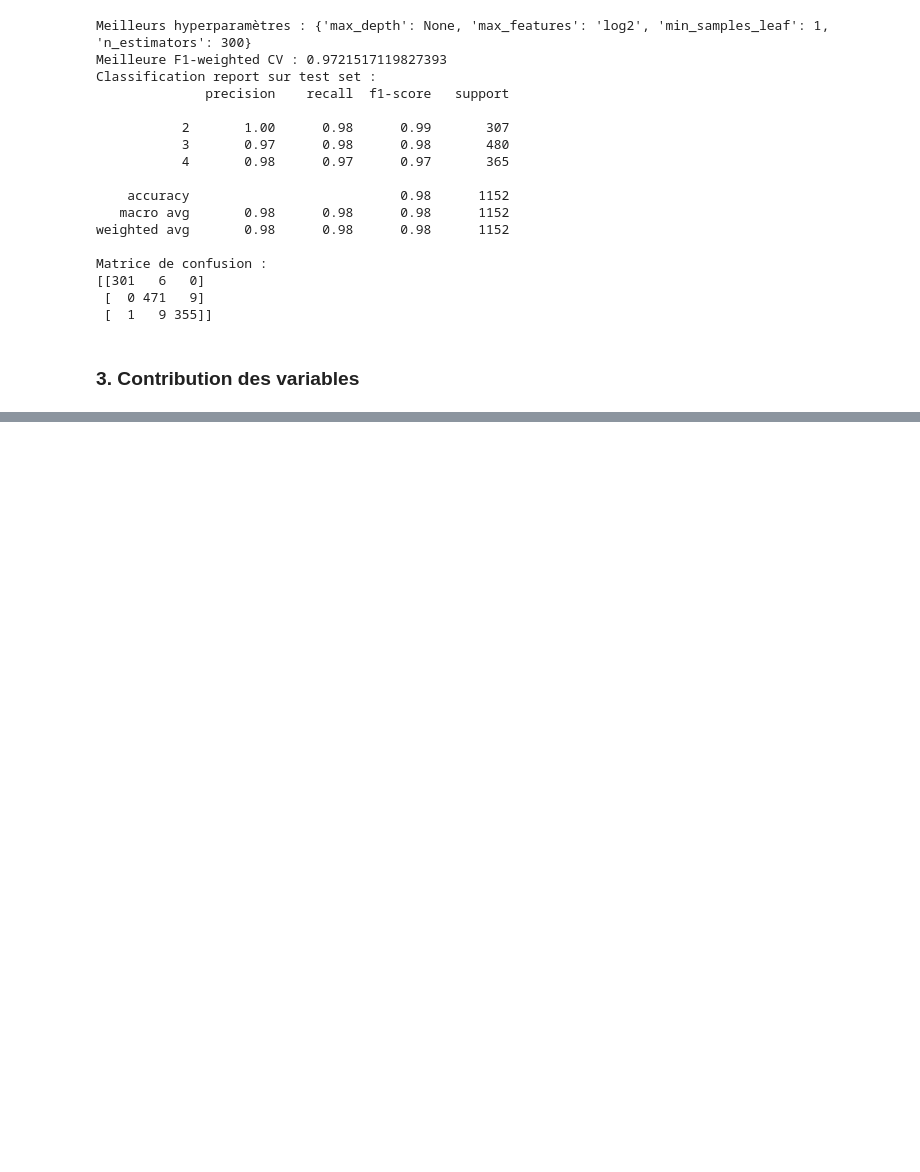
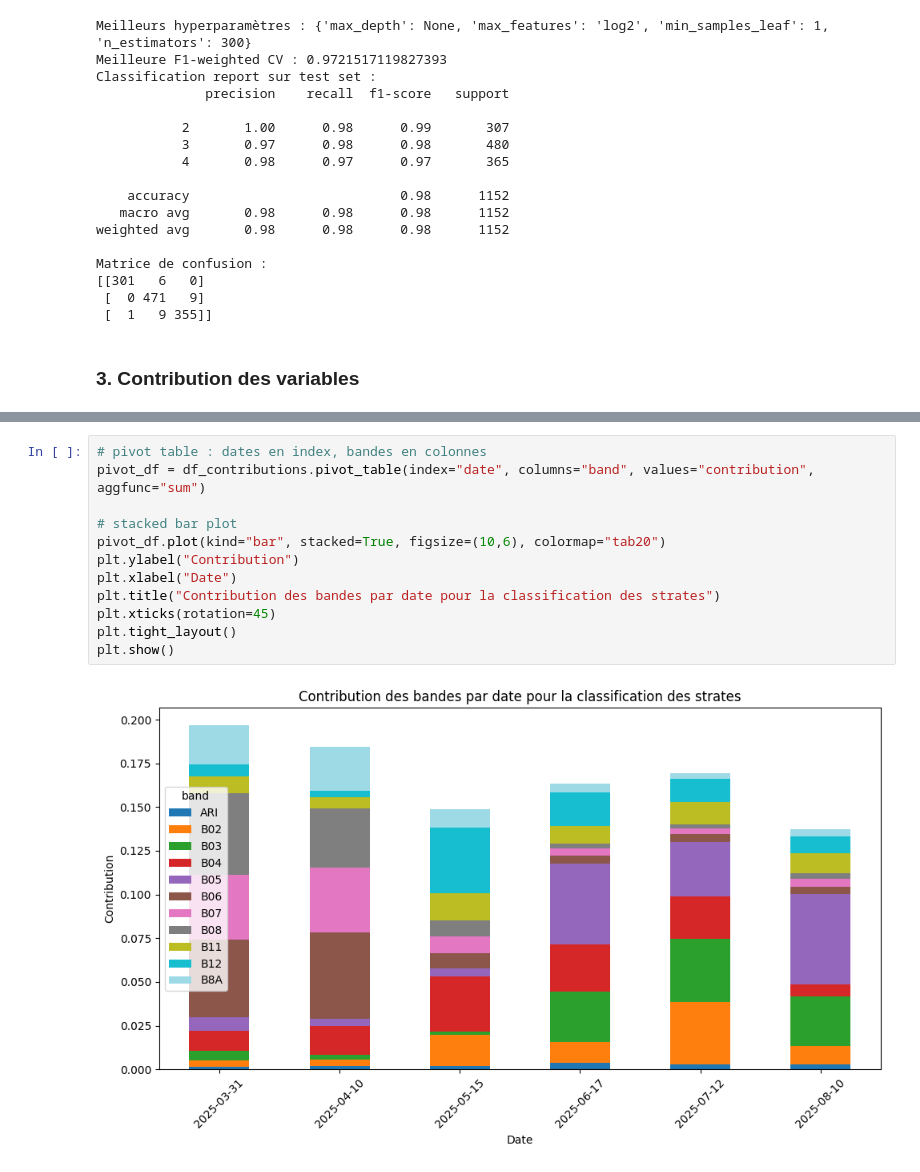
Before and after one commit to marion-billy/projet_telea_landes, a Jupyter notebook: projet_telea_BILLY_MARION.ipynb, the cells around one changed output, grey strips where cells are left out. Cells and saved outputs as stored; diff of their text form; blank space fills up the shorter version.

```diff
--- a/projet_telea_BILLY_MARION.ipynb
+++ b/projet_telea_BILLY_MARION.ipynb
@@ -466,0 +542,14 @@ plt.show()
+# %%
+# pivot table : dates en index, bandes en colonnes
+pivot_df = df_contributions.pivot_table(index="date", columns="band", values="contribution", aggfunc="sum")
+
+# stacked bar plot
+pivot_df.plot(kind="bar", stacked=True, figsize=(10,6), colormap="tab20")
+plt.ylabel("Contribution")
+plt.xlabel("Date")
+plt.title("Contribution des bandes par date pour la classification des strates")
+plt.xticks(rotation=45)
+plt.tight_layout()
+plt.show()
+# %% [output]
+[figure, added]
```
Also changed, not shown: parts of 3 cells of this notebook.
